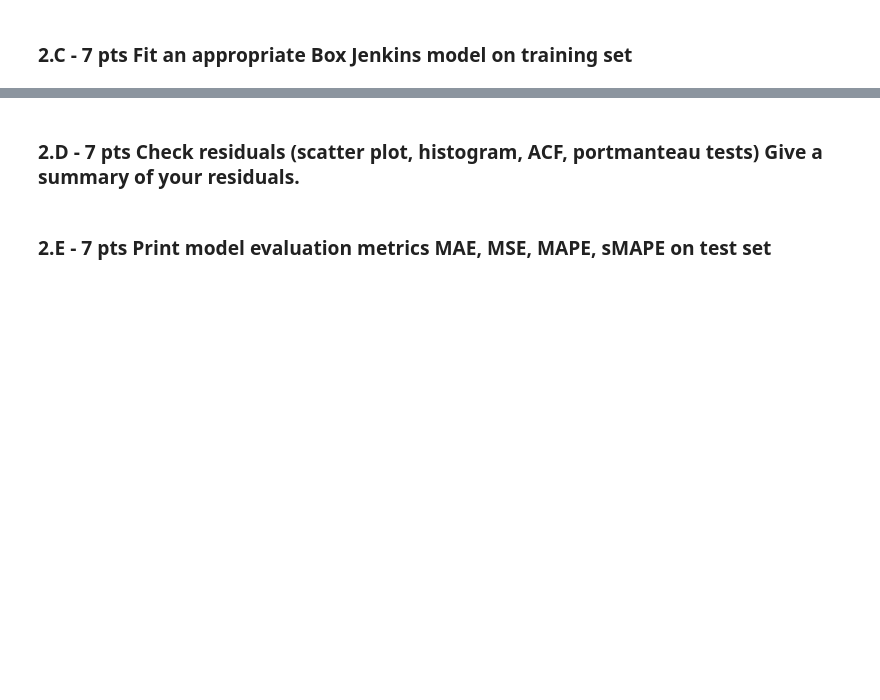
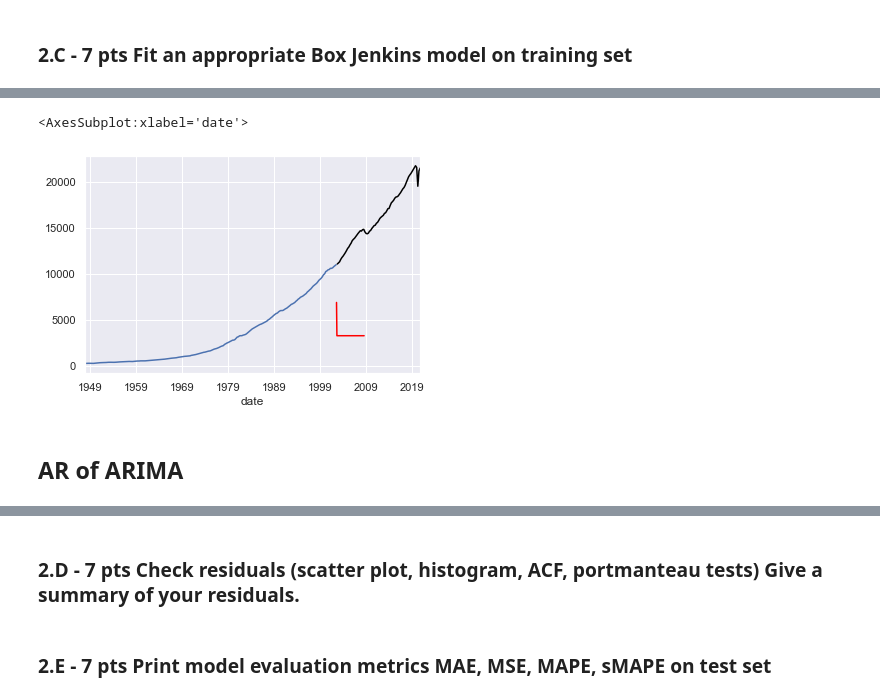
Before and after one commit to earnestsalgado/time-series-analysis_spr22, a Jupyter notebook: HW3/Week 3 Assignment Box Jenkins Models.ipynb, the cells around one changed output, grey strips where cells are left out. Drawn from its saved outputs; the diff is of its cells as text; code cells hidden in the pictures; blank space fills up the shorter version.

```diff
--- a/HW3/Week 3 Assignment Box Jenkins Models.ipynb
+++ b/HW3/Week 3 Assignment Box Jenkins Models.ipynb
@@ -329,0 +451,14 @@ AttributeError: 'numpy.ndarray' object has no attribute 'plot'
+# %%
+ma_model = ARIMA(order=(0,0,1))
+model_fit = ma_model.fit(y_train)
+fh = list(range(1, 1+len(y_test)))
+y_pred = ma_model.predict(fh=fh )
+# %%
+y_train.plot()
+y_pred.plot(color='red')
+y_test.plot(color = 'black')
+# %% [output]
+<AxesSubplot:xlabel='date'>
+[figure, added]
+# %% [markdown]
+## AR of ARIMA
```
Also changed, not shown: parts of 51 cells of this notebook.
